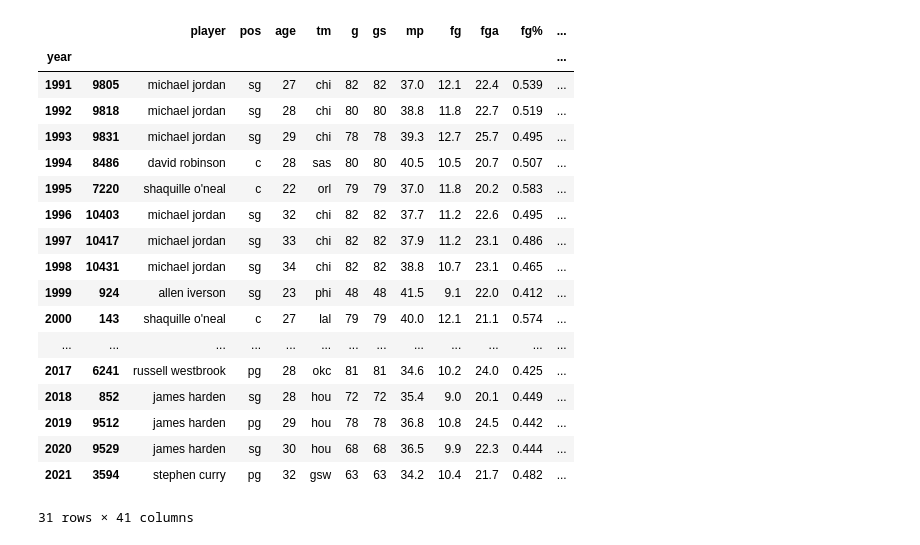
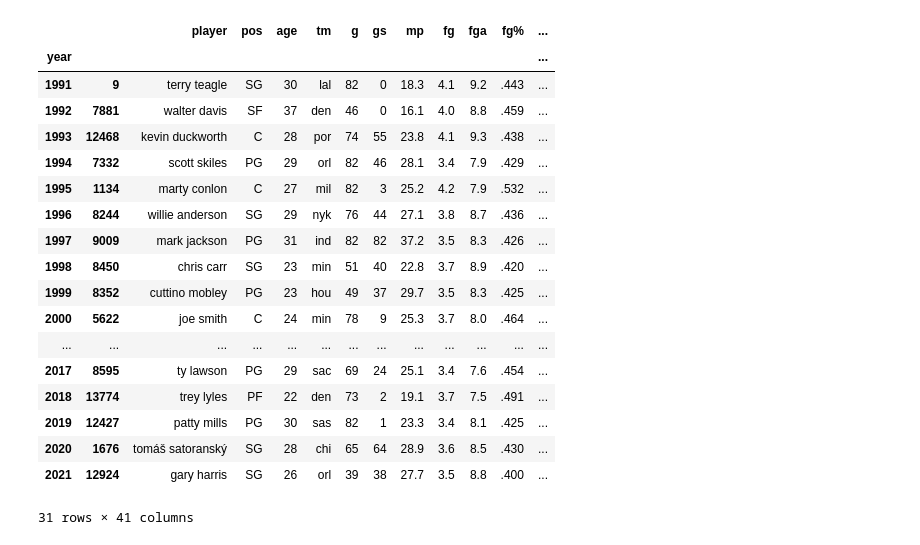
Before and after one commit to Ibeabuchi1/nba_webscraping, a Jupyter notebook: nba_cleaning.ipynb, the cells around one changed output. Cells and saved outputs as stored; diff of their text form; code cells hidden in the pictures.

Commit message:
stats completely merged

```diff
--- a/nba_cleaning.ipynb
+++ b/nba_cleaning.ipynb
@@ -289,3 +156,20 @@ teams = teams[~teams['w'].str.contains('Division')]
 # %%
 teams.team = teams['team'].str.replace('*', '', regex=False)
+# %%
+nicknames = {}
+
+with open("nicknames.txt", 'r') as f_in:
+    lines = f_in.readlines()
+    for line in lines[1:]:
+        abbrev, name = line.replace('\n', '').replace('-', '').replace("'", '"').replace('\t', ':').split(':')
+        nicknames[abbrev] = name
+        for key, val in nicknames.copy().items():
+            if val.upper():
+                del nicknames[key]
+                key = key.strip().lower()
+                val = val.strip().replace('"', '').lower()
+                nicknames[key] = val
+# %%
+mvp_players['team'] = mvp_players['tm'].map(nicknames)
+mvp_players[['pts_won', 'pts_max', 'share']] = mvp_players[['pts_won', 'pts_max', 'share']].fillna(0)
 # %%
@@ -455,3 +244,5 @@ for index, row in teams.iterrows():
         teams.at[index, 'team'] = 'new orleans pelicans'
 # %%
 stat = mvp_players.merge(teams, how='outer', on=['team', 'year'])
+# %%
+stat = stat.dropna()
@@ -457,0 +254,2 @@ stat = mvp_players.merge(teams, how='outer', on=['team', 'year'])
+# %%
+stat['3p%'] = stat['3p%'].dropna(inplace=True, axis=0)
@@ -555,23 +300,23 @@ highest_score.plot.bar('player', 'pts')
 # %%
-stats.groupby('year').apply(lambda x: x.sort_values('pts', ascending=False).head(1))
+stat.groupby('year').apply(lambda x: x.sort_values('pts', ascending=False).head(1))
 # %% [output]
 |  |  | player | pos | age | tm | g | gs | mp | fg | fga | fg% | ... |
 | year |  |  |  |  |  |  |  |  |  |  |  | ... |
-| 1991 | 9805 | michael jordan | sg | 27 | chi | 82 | 82 | 37.0 | 12.1 | 22.4 | 0.539 | ... |
-| 1992 | 9818 | michael jordan | sg | 28 | chi | 80 | 80 | 38.8 | 11.8 | 22.7 | 0.519 | ... |
-| 1993 | 9831 | michael jordan | sg | 29 | chi | 78 | 78 | 39.3 | 12.7 | 25.7 | 0.495 | ... |
-| 1994 | 8486 | david robinson | c | 28 | sas | 80 | 80 | 40.5 | 10.5 | 20.7 | 0.507 | ... |
-| 1995 | 7220 | shaquille o'neal | c | 22 | orl | 79 | 79 | 37.0 | 11.8 | 20.2 | 0.583 | ... |
-| 1996 | 10403 | michael jordan | sg | 32 | chi | 82 | 82 | 37.7 | 11.2 | 22.6 | 0.495 | ... |
-| 1997 | 10417 | michael jordan | sg | 33 | chi | 82 | 82 | 37.9 | 11.2 | 23.1 | 0.486 | ... |
-| 1998 | 10431 | michael jordan | sg | 34 | chi | 82 | 82 | 38.8 | 10.7 | 23.1 | 0.465 | ... |
-| 1999 | 924 | allen iverson | sg | 23 | phi | 48 | 48 | 41.5 | 9.1 | 22.0 | 0.412 | ... |
-| 2000 | 143 | shaquille o'neal | c | 27 | lal | 79 | 79 | 40.0 | 12.1 | 21.1 | 0.574 | ... |
+| 1991 | 9 | terry teagle | SG | 30 | lal | 82 | 0 | 18.3 | 4.1 | 9.2 | .443 | ... |
+| 1992 | 7881 | walter davis | SF | 37 | den | 46 | 0 | 16.1 | 4.0 | 8.8 | .459 | ... |
+| 1993 | 12468 | kevin duckworth | C | 28 | por | 74 | 55 | 23.8 | 4.1 | 9.3 | .438 | ... |
+| 1994 | 7332 | scott skiles | PG | 29 | orl | 82 | 46 | 28.1 | 3.4 | 7.9 | .429 | ... |
+| 1995 | 1134 | marty conlon | C | 27 | mil | 82 | 3 | 25.2 | 4.2 | 7.9 | .532 | ... |
+| 1996 | 8244 | willie anderson | SG | 29 | nyk | 76 | 44 | 27.1 | 3.8 | 8.7 | .436 | ... |
+| 1997 | 9009 | mark jackson | PG | 31 | ind | 82 | 82 | 37.2 | 3.5 | 8.3 | .426 | ... |
+| 1998 | 8450 | chris carr | SG | 23 | min | 51 | 40 | 22.8 | 3.7 | 8.9 | .420 | ... |
+| 1999 | 8352 | cuttino mobley | PG | 23 | hou | 49 | 37 | 29.7 | 3.5 | 8.3 | .425 | ... |
+| 2000 | 5622 | joe smith | C | 24 | min | 78 | 9 | 25.3 | 3.7 | 8.0 | .464 | ... |
 | ... | ... | ... | ... | ... | ... | ... | ... | ... | ... | ... | ... | ... |
-| 2017 | 6241 | russell westbrook | pg | 28 | okc | 81 | 81 | 34.6 | 10.2 | 24.0 | 0.425 | ... |
-| 2018 | 852 | james harden | sg | 28 | hou | 72 | 72 | 35.4 | 9.0 | 20.1 | 0.449 | ... |
-| 2019 | 9512 | james harden | pg | 29 | hou | 78 | 78 | 36.8 | 10.8 | 24.5 | 0.442 | ... |
-| 2020 | 9529 | james harden | sg | 30 | hou | 68 | 68 | 36.5 | 9.9 | 22.3 | 0.444 | ... |
-| 2021 | 3594 | stephen curry | pg | 32 | gsw | 63 | 63 | 34.2 | 10.4 | 21.7 | 0.482 | ... |
+| 2017 | 8595 | ty lawson | PG | 29 | sac | 69 | 24 | 25.1 | 3.4 | 7.6 | .454 | ... |
+| 2018 | 13774 | trey lyles | PF | 22 | den | 73 | 2 | 19.1 | 3.7 | 7.5 | .491 | ... |
+| 2019 | 12427 | patty mills | PG | 30 | sas | 82 | 1 | 23.3 | 3.4 | 8.1 | .425 | ... |
+| 2020 | 1676 | tomáš satoranský | SG | 28 | chi | 65 | 64 | 28.9 | 3.6 | 8.5 | .430 | ... |
+| 2021 | 12924 | gary harris | SG | 26 | orl | 39 | 38 | 27.7 | 3.5 | 8.8 | .400 | ... |
 31 rows × 41 columns
 # %%
```
Also changed, not shown: parts of 54 cells of this notebook, 2 other files.
